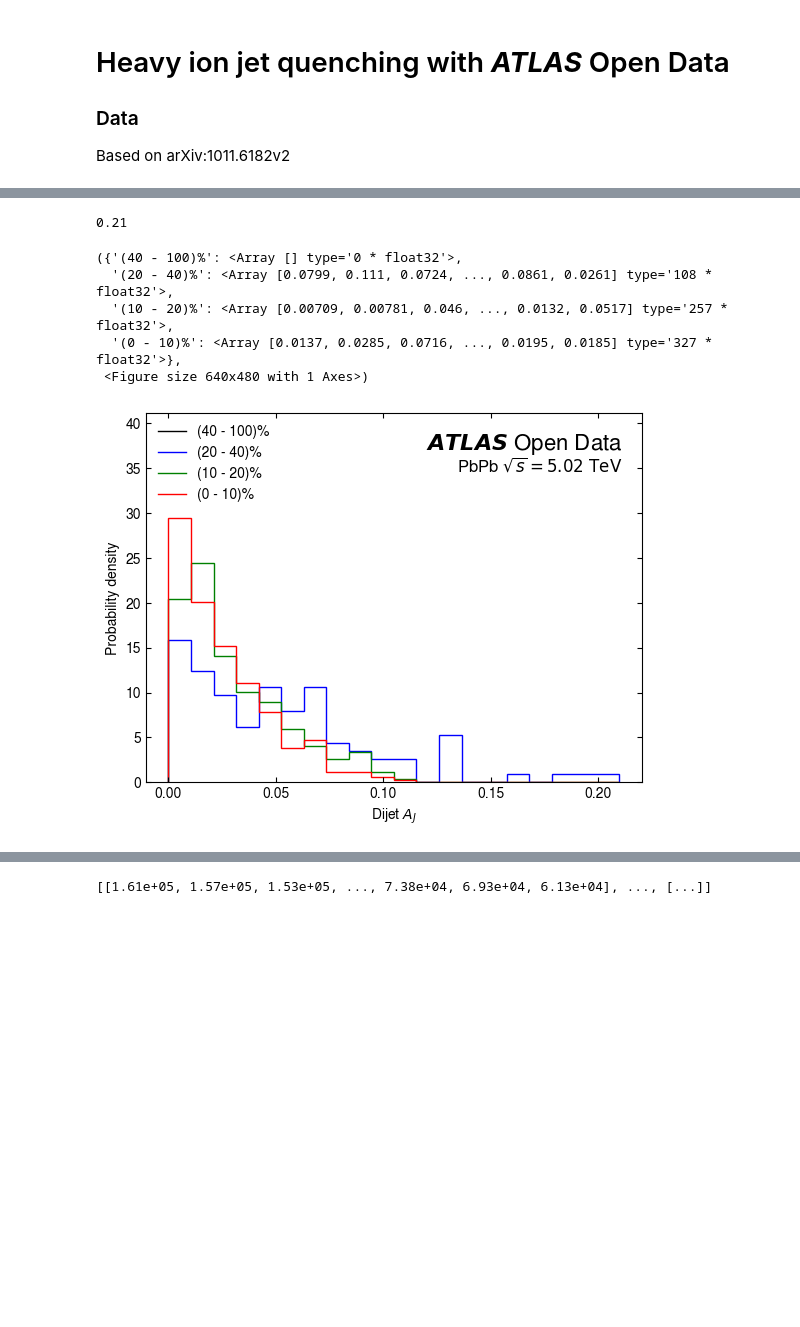
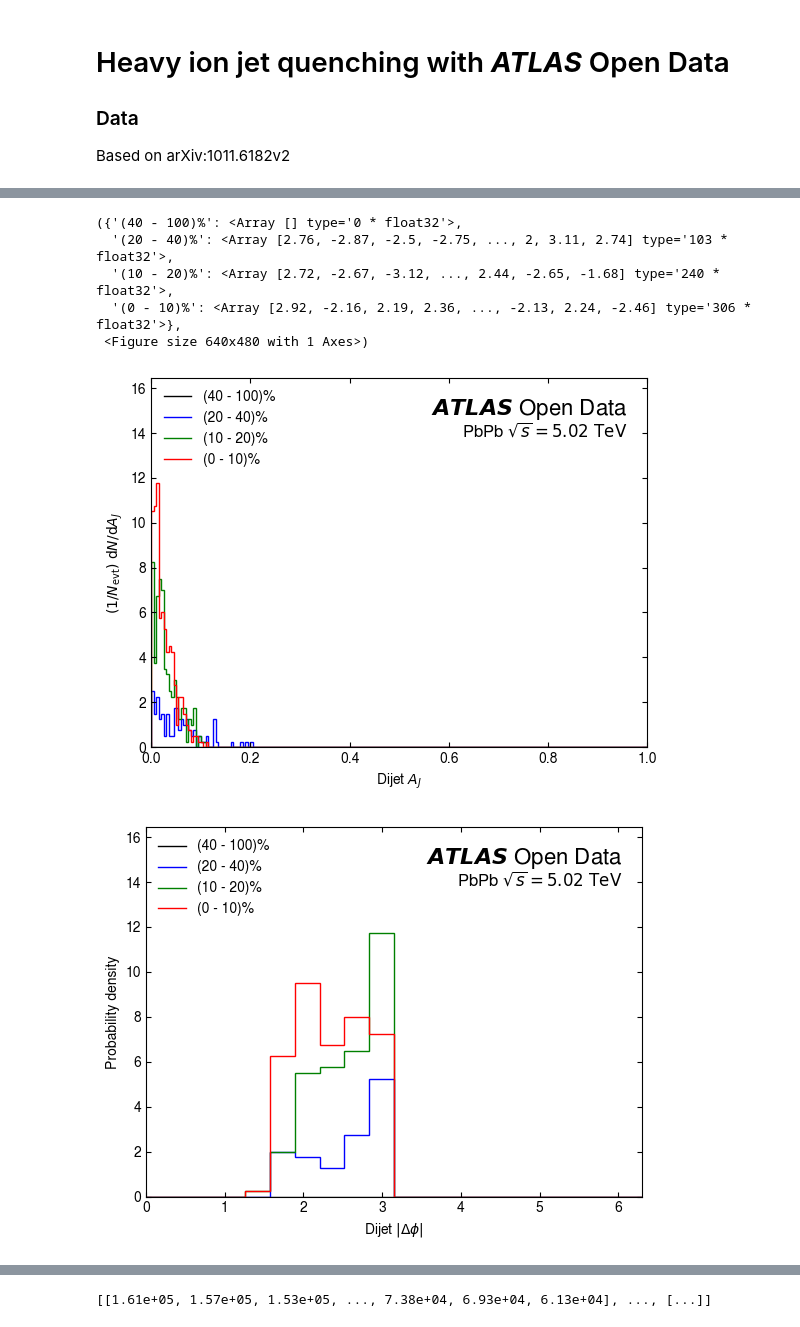
Before and after one commit to rjackson-lancs/notebooks-collection-opendata, a Jupyter notebook: for-research/heavy-ion-hard-probes/hardprobes_data.ipynb, the cells around one changed output, grey strips where cells are left out. Saved outputs shown, nothing was run; the diff lists cells and outputs as text; code cells hidden in the pictures; blank space fills up the shorter version.

Commit message:
Fix hemispheres cut, plot pT, Delta phi, N jets

```diff
--- a/for-research/heavy-ion-hard-probes/hardprobes_data.ipynb
+++ b/for-research/heavy-ion-hard-probes/hardprobes_data.ipynb
@@ -18,8 +18,8 @@ plt.rcParams.update({
 })
 
 # Constants
-GeV = 1e-3
-TeV = 1e-6
+MeVtoGeV = 1e-3
+MeVtoTeV = 1e-6
 # %%
 # - Useful plotting functions - #
 # Use innerward facing ticks in all direction
@@ -27,7 +27,7 @@ def inner_ticks(ax:matplotlib.axes.Axes):
     ax.tick_params(direction="in",which="both",top=True,right=True)
 
 # Plot an ATLAS Open Data label on a pair of axes
-def atlas_label(ax:matplotlib.axes.Axes,loc="upper right",text="Open Data",fontsize=16,pos_ovr=None,msg=r"PbPb $\sqrt{s}=5.02\ \mathrm{TeV}$"):
+def atlas_label(ax:matplotlib.axes.Axes,loc="upper right",text="Open Data",fontsize=16,pos_ovr=None,msg=r"PbPb $\sqrt{s}=5.02\ \mathrm{TeV}$",mc=False):
     locs = {
         "upper left" : (.04, .88),
         "upper right": (.96, .88),
@@ -43,6 +43,7 @@ def atlas_label(ax:matplotlib.axes.Axes,loc="upper right",text="Open Data",fonts
         transform=ax.transAxes,fontsize=fontsize,ha=ha,va="bottom"
     )
     if msg:
+        if mc: msg = r"PbPb MC $\sqrt{s}=5.02\ \mathrm{TeV}$"
         ax.text(
             pos[0], pos[1]-.05, msg,
             transform=ax.transAxes, fontsize=fontsize*.75, ha=ha, va="bottom"
@@ -103,7 +102,7 @@ def group_by_centrality(fcal:ak.Array)->dict:
     fcal["TotalEt"] = fcal["FCalEtA"] + fcal["FCalEtC"]
     for range in centrality_ranges:
         upper, lower = centrality_ranges[range]["upper"], centrality_ranges[range]["lower"]
-        upper_mask, lower_mask = fcal["TotalEt"]*TeV < upper, fcal["TotalEt"]*TeV >= lower
+        upper_mask, lower_mask = fcal["TotalEt"]*MeVtoTeV < upper, fcal["TotalEt"]*MeVtoTeV >= lower
         centrality_ranges[range]["event_numbers"] = fcal[upper_mask & lower_mask]["eventNumber"]
 
     return centrality_ranges
@@ -176,18 +217,44 @@ def plot_aj(jet_centralities:dict,mc=False):
     fig, ax = plt.subplots()
     AJ = {c: calculate_aj(jet_centralities[c]) for c in jet_centralities}
     max_aj = np.ceil((np.max(np.concatenate([AJ[c] for c in AJ])))*1e2)*1e-2
-    print(max_aj)
+    h_range = (0,1)
 
     cols = ["black","blue","green","red"]
     for i,c in enumerate(AJ):
-        h, bin_edges = np.histogram(AJ[c],bins=20,range=(0,max_aj),density=True)
+        h, bin_edges = np.histogram(AJ[c],bins=200,range=h_range)
+        h = h/len(AJ)
         ax.stairs(h,bin_edges,label=c,color=cols[i])
 
-    ax.set_xlabel(r"Dijet $A_J$"); ax.set_ylabel("Probability density")
-    atlas_label(ax,msg=r"PbPb $\sqrt{s}=5.02\ \mathrm{TeV}$" if not mc else r"PbPb MC $\sqrt{s}=5.02\ \mathrm{TeV}$")
+    ax.set_xlabel(r"Dijet $A_J$"); ax.set_ylabel(r"$(1/N_\mathrm{evt})\ \mathrm{d}N/\mathrm{d}A_J$")
+    atlas_label(ax,mc=mc)
     inner_ticks(ax)
 
     ax.legend(frameon=False,loc="upper left")
     ax.margins(y=.4)
+    ax.set_xlim(h_range)
 
     return AJ, fig
+
+# Plot delta phi
+def plot_delta_phi(jet_centralities:dict,mc=False):
+    fig, ax = plt.subplots()
+    phi = "phi"
+    DPhi ={c: transform_deltaphi(jet_centralities[c]) for c in jet_centralities}
+
+    h_range = (0, np.ceil(2*np.pi*10)*.1)
+
+    cols = ["black","blue","green","red"]
+    for i,c in enumerate(DPhi):
+        h, bin_edges = np.histogram(DPhi[c],bins=20,range=h_range)
+        h = h/len(DPhi)
+        ax.stairs(h,bin_edges,label=c,color=cols[i])
+
+    ax.set_xlabel(r"Dijet $|\Delta\phi|$"); ax.set_ylabel(r"Probability density")
+    atlas_label(ax,mc=mc)
+    inner_ticks(ax)
+
+    ax.legend(frameon=False,loc="upper left")
+    ax.margins(y=.4)
+    ax.set_xlim(h_range)
+
+    return DPhi, fig
@@ -200,11 +273,12 @@ jets, fcal, fig = apply_plot_cuts(jets,fcal)
 # %%
 jet_centralities = bin_jets_by_centrality(jets,fcal)
 plot_aj(jet_centralities)
+plot_delta_phi(jet_centralities)
 # %% [output]
-0.21
+({'(40 - 100)%': <Array [] type='0 * float32'>,
+  '(20 - 40)%': <Array [2.76, -2.87, -2.5, -2.75, ..., 2, 3.11, 2.74] type='103 * float32'>,
+  '(10 - 20)%': <Array [2.72, -2.67, -3.12, ..., 2.44, -2.65, -1.68] type='240 * float32'>,
+  '(0 - 10)%': <Array [2.92, -2.16, 2.19, 2.36, ..., -2.13, 2.24, -2.46] type='306 * float32'>},
+ <Figure size 640x480 with 1 Axes>)
-({'(40 - 100)%': <Array [] type='0 * float32'>,
-  '(20 - 40)%': <Array [0.0799, 0.111, 0.0724, ..., 0.0861, 0.0261] type='108 * float32'>,
-  '(10 - 20)%': <Array [0.00709, 0.00781, 0.046, ..., 0.0132, 0.0517] type='257 * float32'>,
-  '(0 - 10)%': <Array [0.0137, 0.0285, 0.0716, ..., 0.0195, 0.0185] type='327 * float32'>},
- <Figure size 640x480 with 1 Axes>)
-[figure, old version]
+[figure, new version]
+[figure, added]
```
Also changed, not shown: parts of 11 cells of this notebook.
